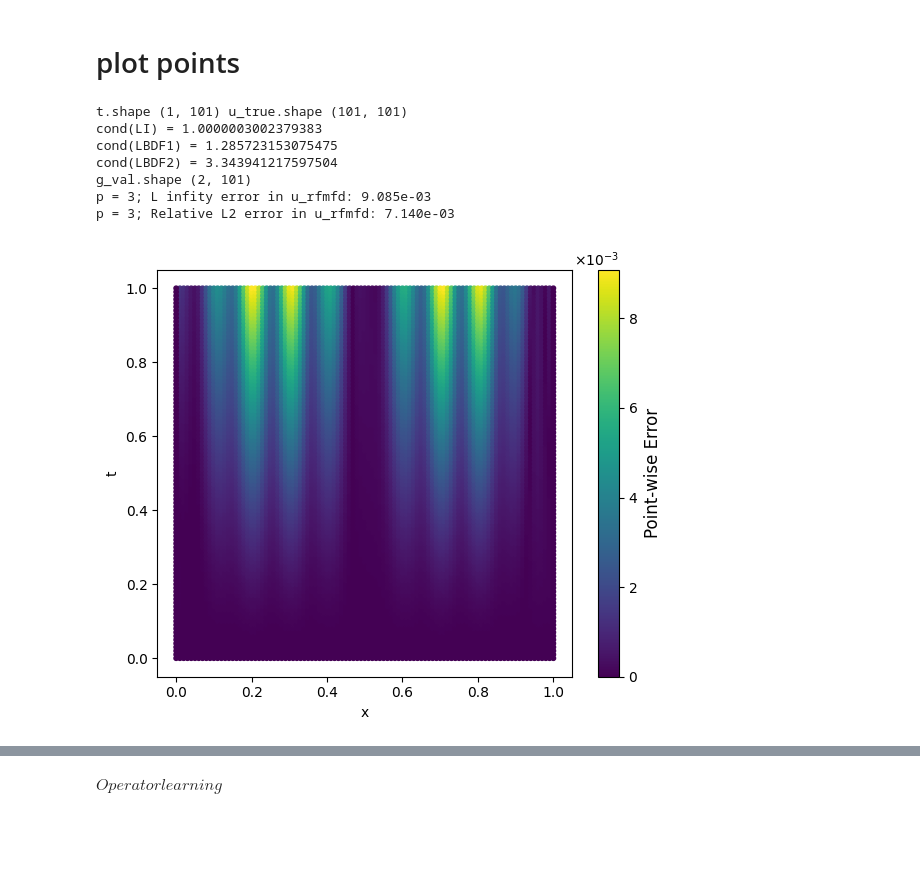
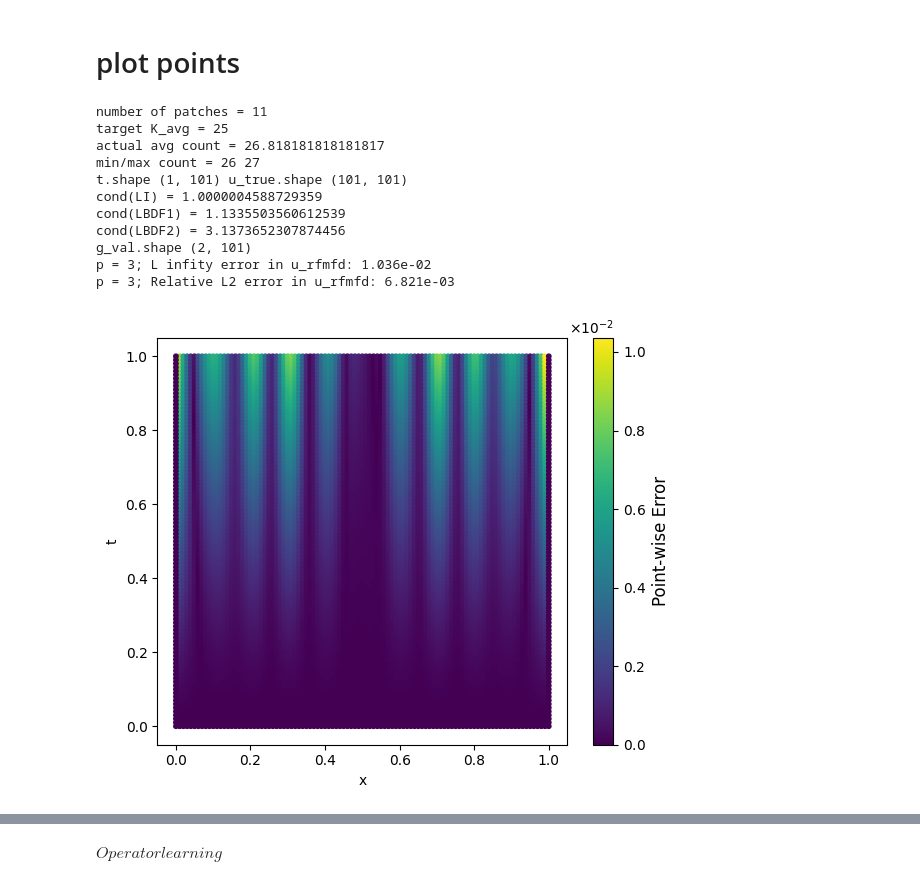
Before and after one commit to wooodswu/one_shot_by_RFM, a Jupyter notebook: mycode/rbf_heat/RFM_FD_PUM_heat1d_uniform_grid.ipynb, the cells around one changed output, grey strips where cells are left out. Drawn from its saved outputs; the diff is of its cells as text; code cells hidden in the pictures; blank space fills up the shorter version.

```diff
--- a/mycode/rbf_heat/RFM_FD_PUM_heat1d_uniform_grid.ipynb
+++ b/mycode/rbf_heat/RFM_FD_PUM_heat1d_uniform_grid.ipynb
@@ -418,6 +418,34 @@ def fill_distance(nodes):
     # dists[:,0] == 0, so use dists[:,1]
     min_neigh = dists[:, 1]
     return np.float64(np.max(min_neigh))
+# %%
+import numpy as np
+from scipy.spatial import cKDTree
+
+def make_1d_patches_scattered(Y, K_avg=20, n_patches=None, overlap_factor=1.1):
+    Y = np.asarray(Y).reshape(-1, 1)
+    y = np.sort(Y.ravel())
+
+    if n_patches is None:
+        n_patches = max(2, int(np.ceil(len(y) / K_avg)))
+    qs = np.linspace(0, 1, n_patches)
+    C = np.quantile(y, qs)
+    tree = cKDTree(Y)
+    R = np.zeros(n_patches)
+    counts = np.zeros(n_patches, dtype=int)
+    for i, c in enumerate(C):
+        d, _ = tree.query([[c]], k=min(K_avg, len(y)))
+        R[i] = d[0, -1] * overlap_factor
+        counts[i] = np.sum(np.abs(y - c) <= R[i])
+
+    ptch = {"C": C, "R": R}
+
+    print("number of patches =", n_patches)
+    print("target K_avg =", K_avg)
+    print("actual avg count =", counts.mean())
+    print("min/max count =", counts.min(), counts.max())
+
+    return ptch, counts
 # %%
 
 key = 100
@@ -430,24 +458,22 @@ Phi = PhiNet(1, hidden_size, 1).to(device) #
 Phi.initi()
 Phi = Phi.double()
 
-# patch settings
-P = 11
-C = np.linspace(0.0, 1.0, P)
-h_patch = C[1] - C[0]
-R = 1.5 * h_patch * np.ones(P)
-ptch = {"C": C, "R": R}
-
 # spatio-temporal nodes
 tau = 1e-2
 T = 1
 Nt = int(T/tau) + 1
 t =  np.linspace(0,T,Nt)[None,:]
 
-Yin = np.linspace(tau, 1.0 - tau, Nt - 2)[:, None]
+dx = 1e-2
+Yin = np.linspace(dx,1-dx,99)[:,None] # (M1,1)
 Yb = np.array([[0.0], [1.0]])
 X = np.concatenate([Yin, Yb], axis=0)
 Y = X.copy()
 kap = 0.01
+
+# ptch select
+ptch, counts = make_1d_patches_scattered(Y, K_avg=25, n_patches=11, overlap_factor=1.1)
+
 
 h = fill_distance(X)
 
@@ -473,39 +499,43 @@ U, LBDF1, LBDF2, LI = rfm_fd_pou_poly_solve_heat_1d(kap,ptch,phi_net,X,Yin,Yb,t,
 
 error = np.abs(U - u_true)
 
 
 print(f'p = {order}; L infity error in u_rfmfd: {error.max().item():.3e}')
 error_u = relative_l2(U, u_true)
 print(f'p = {order}; Relative L2 error in u_rfmfd: {error_u.item():.3e}')
 
 Xg, Tg = np.meshgrid(Y, t, indexing='ij')
 x = Xg.ravel()
 tt = Tg.ravel()
 err = error.ravel()
 
 plt.figure(figsize=(6,5))
 sc = plt.scatter(x, tt, c=err, cmap='viridis', s=10)
 cbar = plt.colorbar(sc)
 cbar.set_label('Point-wise Error', fontsize=12)
 formatter = ticker.ScalarFormatter(useMathText=True)
 formatter.set_scientific(True)
 formatter.set_powerlimits((0, 0))
 cbar.ax.yaxis.set_major_formatter(formatter)
 # plt.title(f'Augmented RFM-FD Point-wise Error (p = {order})')
 plt.xlabel('x')
 plt.ylabel('t')
 plt.tight_layout()
 # plt.savefig(f'./result/heat_rfmfd_p={order}_200_error.eps', bbox_inches='tight')
 plt.show()
 # %% [output]
+number of patches = 11
+target K_avg = 25
+actual avg count = 26.818181818181817
+min/max count = 26 27
 t.shape (1, 101) u_true.shape (101, 101)
-cond(LI) = 1.0000003002379383
-cond(LBDF1) = 1.285723153075475
-cond(LBDF2) = 3.343941217597504
+cond(LI) = 1.0000004588729359
+cond(LBDF1) = 1.1335503560612539
+cond(LBDF2) = 3.1373652307874456
 g_val.shape (2, 101)
-p = 3; L infity error in u_rfmfd: 9.085e-03
-p = 3; Relative L2 error in u_rfmfd: 7.140e-03
+p = 3; L infity error in u_rfmfd: 1.036e-02
+p = 3; Relative L2 error in u_rfmfd: 6.821e-03
-[figure, old version]
+[figure, new version]
 # %%
 key = 100
 np.random.seed(key)
```
Also changed, not shown: parts of 6 cells of this notebook, 5 other files.
